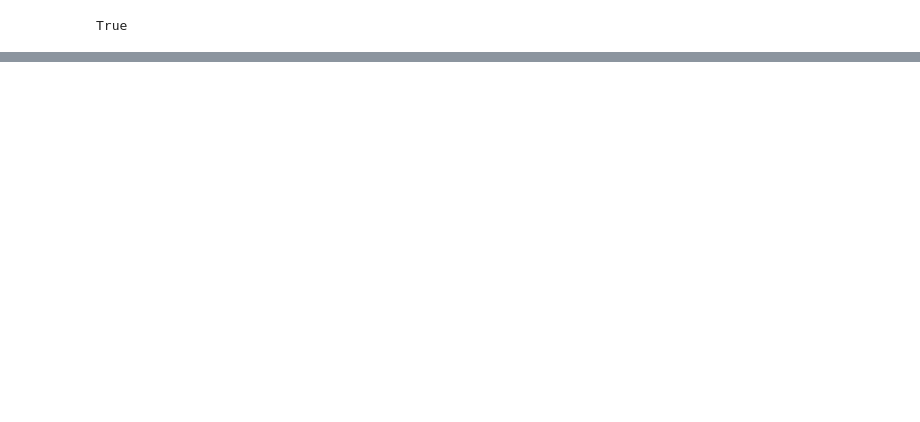
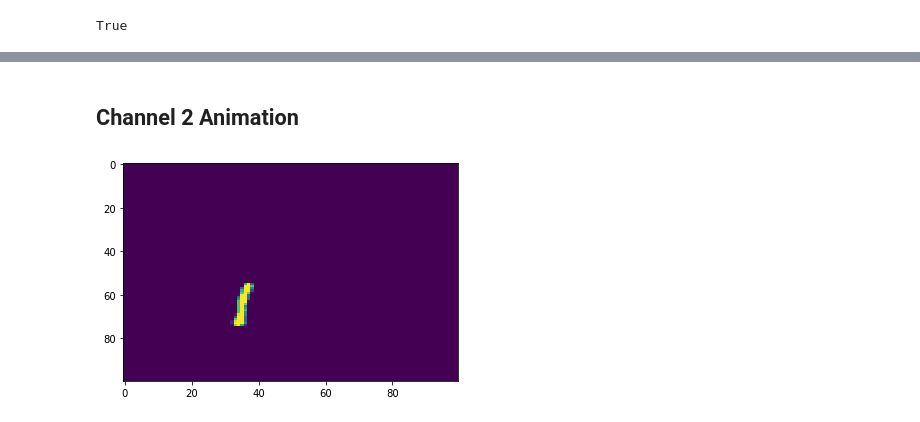
Before and after one commit to krysial/ift6759-t6-p1, a Jupyter notebook: notebooks/synthetic.ipynb, the cells around one changed output, grey strips where cells are left out. Saved outputs shown, nothing was run; the diff lists cells and outputs as text; code cells hidden in the pictures; blank space fills up the shorter version.

```diff
--- a/notebooks/synthetic.ipynb
+++ b/notebooks/synthetic.ipynb
@@ -38,0 +76,7 @@ plt.show()
+# %% [markdown]
+**Channel 2 Animation**
+---
+# %%
+show_animation(opts, images, 1)
+# %% [output]
+[figure, added]
```
Also changed, not shown: parts of 8 cells of this notebook, 8 other files.
